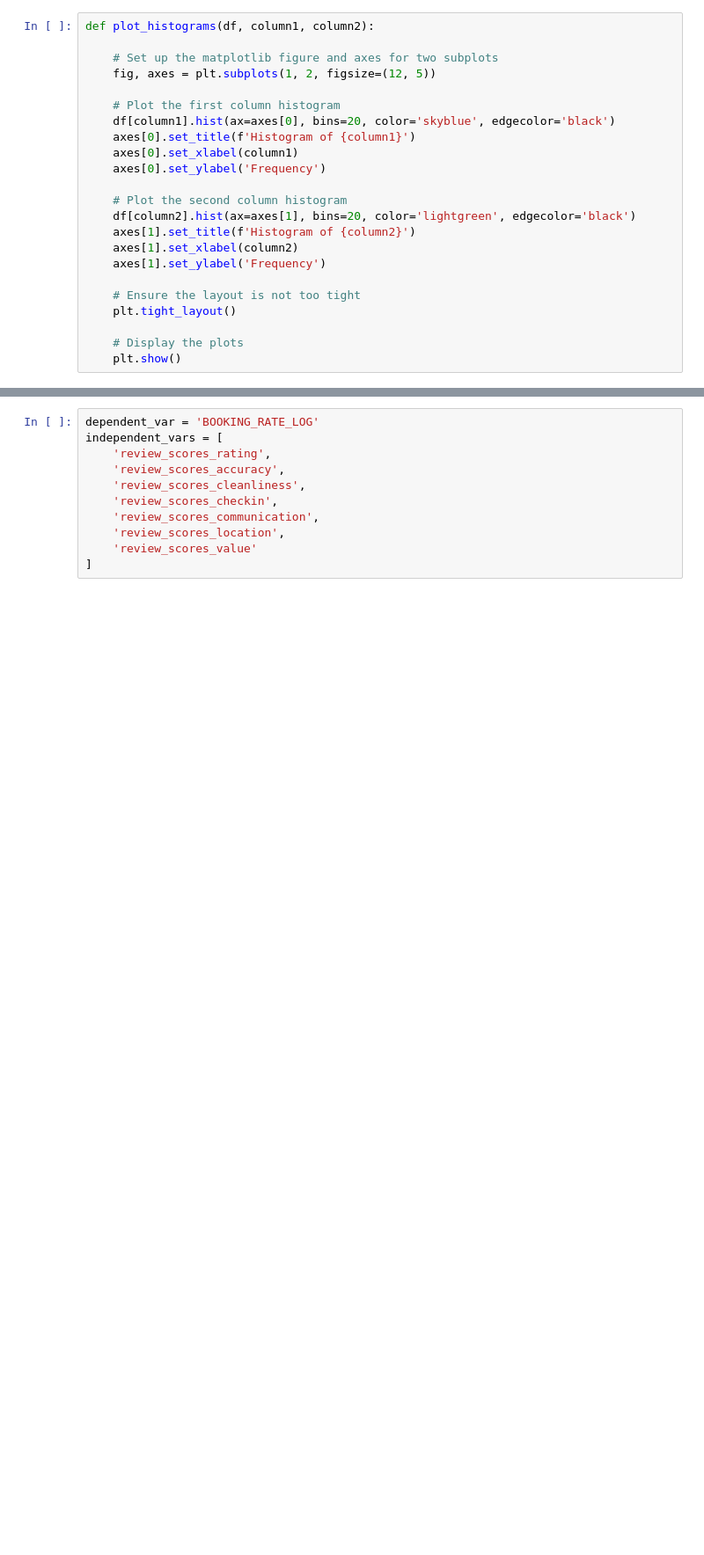
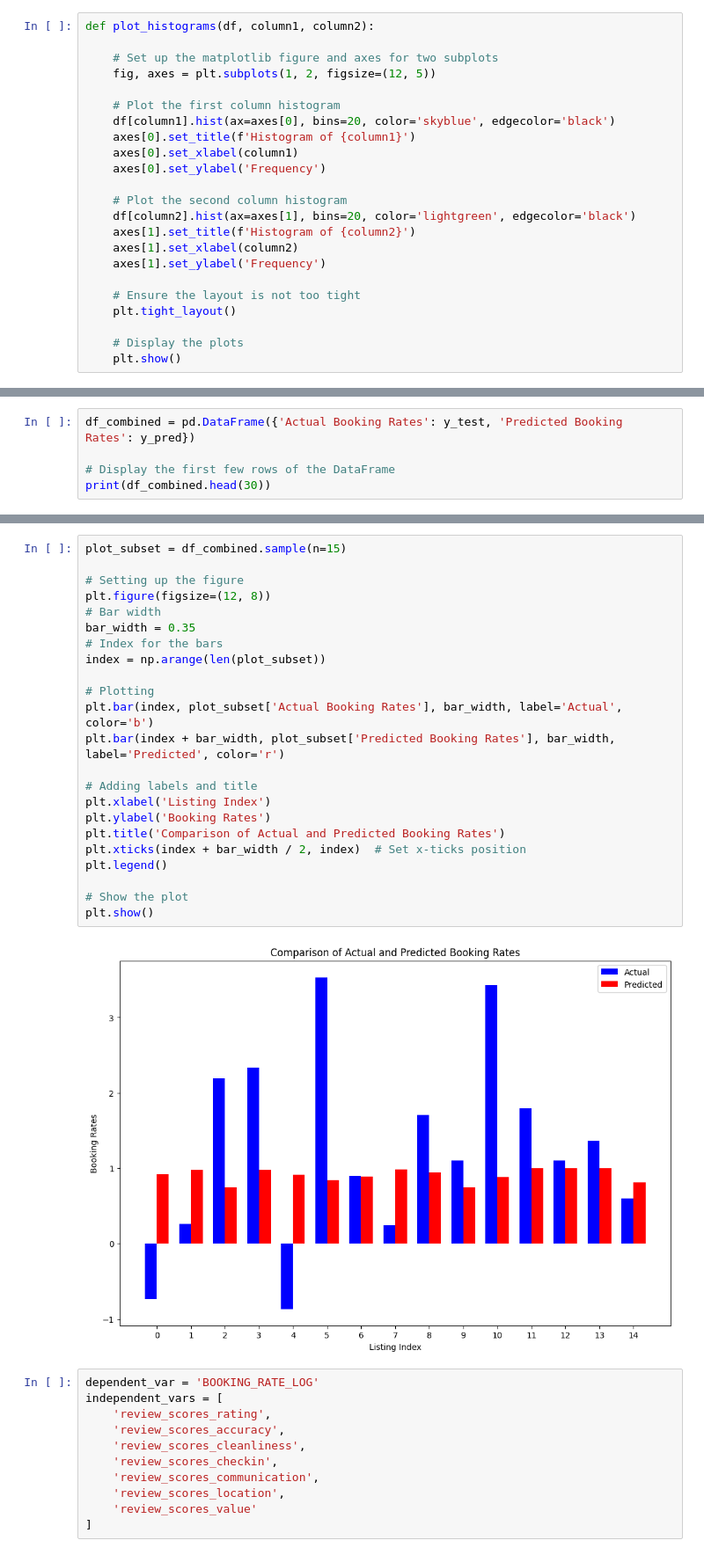
Before and after one commit to Hackyeahh/CISC-351-Group-10, a Jupyter notebook: data-processing.ipynb, the cells around one changed output, grey strips where cells are left out. Shown at 88% size. Saved outputs shown, nothing was run; the diff lists cells and outputs as text; blank space fills up the shorter version.

```diff
--- a/data-processing.ipynb
+++ b/data-processing.ipynb
@@ -355,0 +416,5 @@ print(lr.summary())
+# %%
+df_combined = pd.DataFrame({'Actual Booking Rates': y_test, 'Predicted Booking Rates': y_pred})
+
+# Display the first few rows of the DataFrame
+print(df_combined.head(30))
@@ -356,3 +439,28 @@ print(lr.summary())
+# %%
+plot_subset = df_combined.sample(n=15)
+
+# Setting up the figure
+plt.figure(figsize=(12, 8))
+# Bar width
+bar_width = 0.35
+# Index for the bars
+index = np.arange(len(plot_subset))
+
+# Plotting
+plt.bar(index, plot_subset['Actual Booking Rates'], bar_width, label='Actual', color='b')
+plt.bar(index + bar_width, plot_subset['Predicted Booking Rates'], bar_width, label='Predicted', color='r')
+
+# Adding labels and title
+plt.xlabel('Listing Index')
+plt.ylabel('Booking Rates')
+plt.title('Comparison of Actual and Predicted Booking Rates')
+plt.xticks(index + bar_width / 2, index)  # Set x-ticks position
+plt.legend()
+
+# Show the plot
+plt.show()
+# %% [output]
+[figure, added]
 # %%
 dependent_var = 'BOOKING_RATE_LOG'
 independent_vars = [
```
Also changed, not shown: parts of 15 cells of this notebook, 1 other file.
